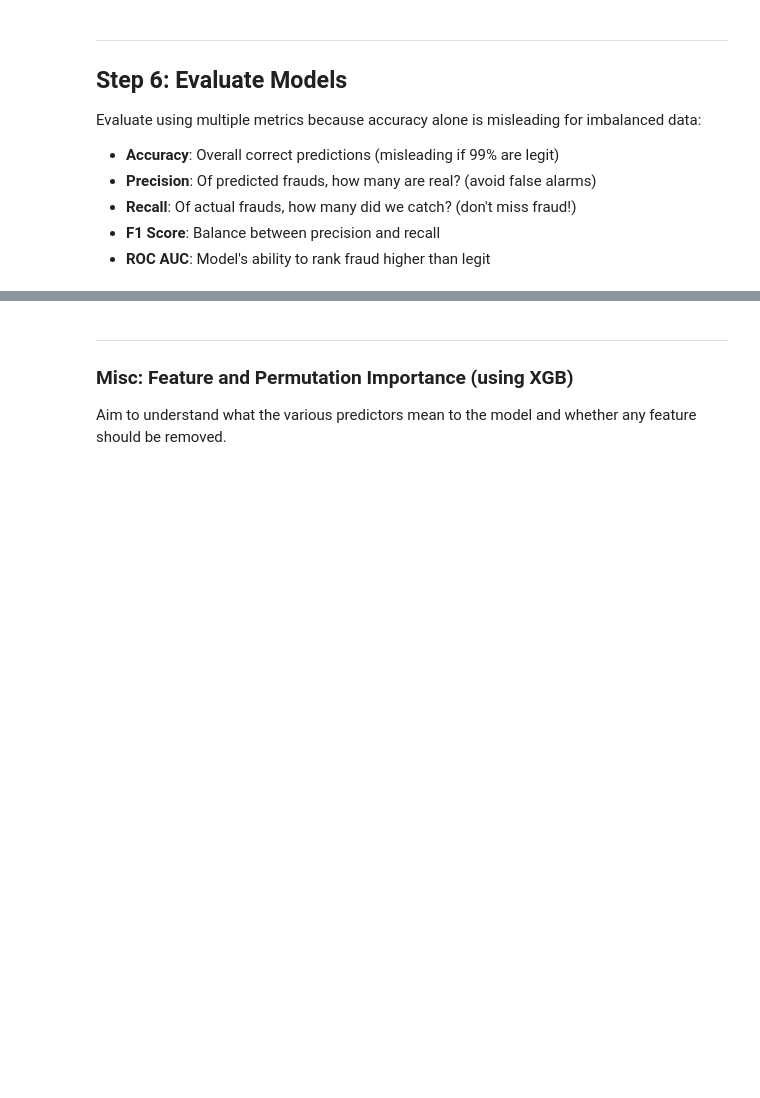
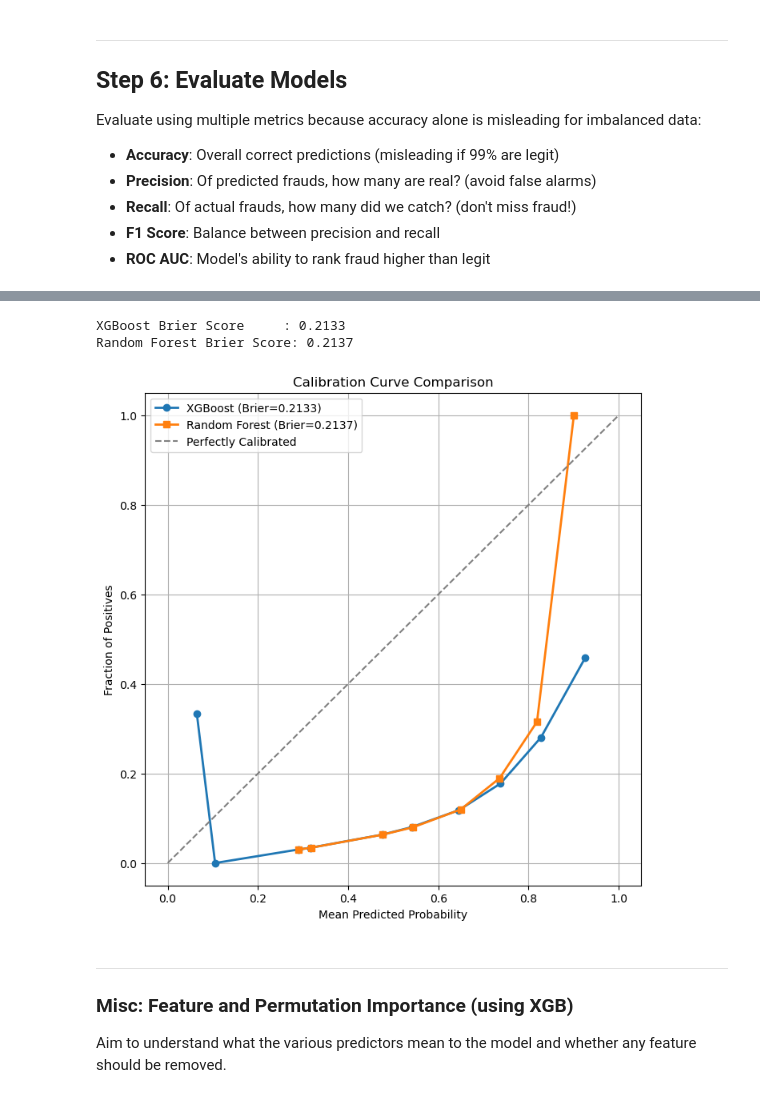
Before and after one commit to e1548423/Team23_IT5006_Predictive_Policing_AY2526Sem2, a Jupyter notebook: ML/Model/Crime_Prediction_Training (Violent Crime).ipynb, the cells around one changed output, grey strips where cells are left out. Saved outputs shown, nothing was run; the diff lists cells and outputs as text; code cells hidden in the pictures; blank space fills up the shorter version.

```diff
--- a/ML/Model/Crime_Prediction_Training (Violent Crime).ipynb
+++ b/ML/Model/Crime_Prediction_Training (Violent Crime).ipynb
@@ -787,3 +817,39 @@ Random Forest Pipeline Results:
+# %%
+from sklearn.calibration import calibration_curve
+from sklearn.metrics import brier_score_loss
+import matplotlib.pyplot as plt
+
+# Predicted probabilities
+xgb_probs = xgb_pipeline.predict_proba(X_test)[:, 1]
+rf_probs = rf_pipeline.predict_proba(X_test)[:, 1]
+
+# Calibration curve points
+xgb_true, xgb_pred = calibration_curve(y_test, xgb_probs, n_bins=10)
+rf_true, rf_pred = calibration_curve(y_test, rf_probs, n_bins=10)
+
+# Brier scores (lower is better)
+xgb_brier = brier_score_loss(y_test, xgb_probs)
+rf_brier = brier_score_loss(y_test, rf_probs)
+
+print(f"XGBoost Brier Score     : {xgb_brier:.4f}")
+print(f"Random Forest Brier Score: {rf_brier:.4f}")
+
+# Plot both reliability curves
+plt.figure(figsize=(8, 8))
+plt.plot(xgb_pred, xgb_true, marker='o', linewidth=2, label=f'XGBoost (Brier={xgb_brier:.4f})')
+plt.plot(rf_pred, rf_true, marker='s', linewidth=2, label=f'Random Forest (Brier={rf_brier:.4f})')
+plt.plot([0, 1], [0, 1], linestyle='--', color='gray', label='Perfectly Calibrated')
+
+plt.xlabel('Mean Predicted Probability')
+plt.ylabel('Fraction of Positives')
+plt.title('Calibration Curve Comparison')
+plt.legend()
+plt.grid(True)
+plt.show()
+# %% [output]
+XGBoost Brier Score     : 0.2133
+Random Forest Brier Score: 0.2137
+[figure, added]
 # %% [markdown]
 ---
 ### Misc: Feature and Permutation Importance (using XGB)
```
Also changed, not shown: parts of 8 cells of this notebook.
